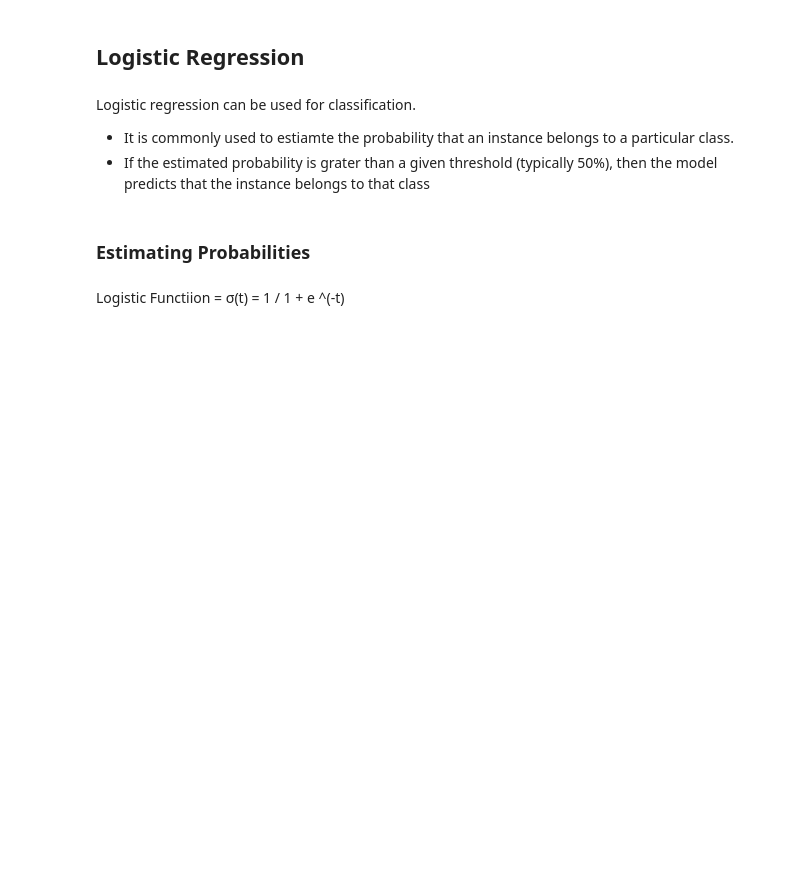
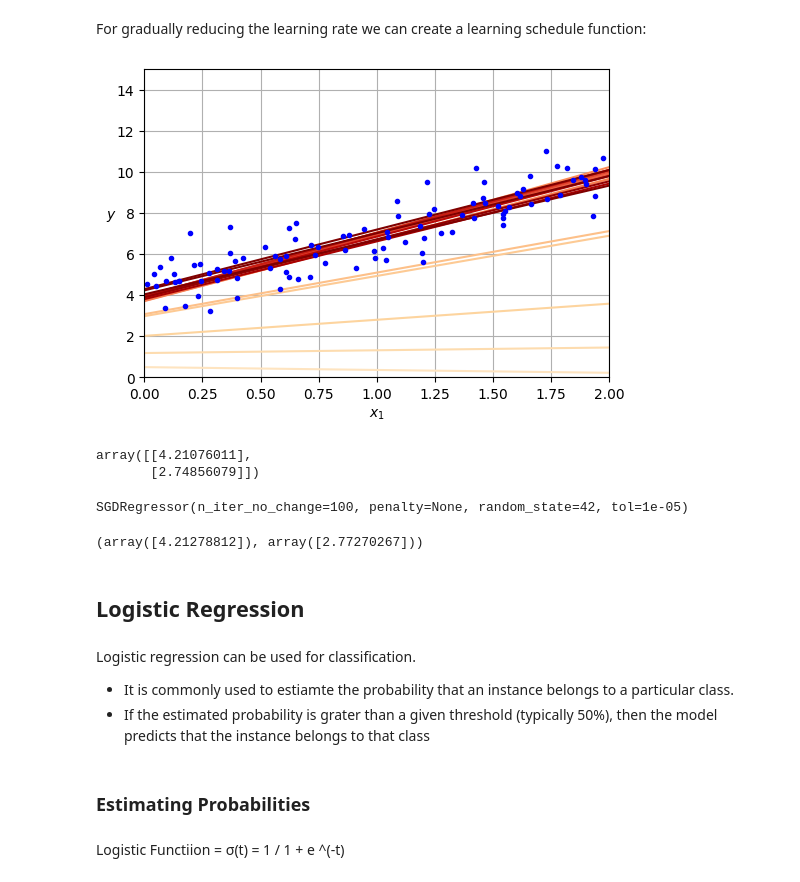
Before and after one commit to Gonzalo-Caro/Practicas-ML-NN, a Jupyter notebook: Book/04_Classification_Models.ipynb, the cells around one changed output. Cells and saved outputs as stored; diff of their text form; code cells hidden in the pictures; blank space fills up the shorter version.

```diff
--- a/Book/04_Classification_Models.ipynb
+++ b/Book/04_Classification_Models.ipynb
@@ -1,3 +113,65 @@
+# %% [markdown]
+For gradually reducing the learning rate we can create a learning schedule function:
+# %%
+X_new = np.array([[0], [2]])
+X_new_b = add_dummy_feature(X_new)
+
+n_epochs = 50
+t0, t1 = 5, 50  # learning schedule hyperparameters
+
+def learning_schedule(t):
+    return t0 / (t + t1)
+
+np.random.seed(42)
+theta = np.random.randn(2, 1)  # random initialization
+
+n_shown = 20  # extra code – just needed to generate the figure below
+plt.figure(figsize=(6, 4))  # extra code – not needed, just formatting
+
+for epoch in range(n_epochs):
+    for iteration in range(m):
+
+        # extra code – these 4 lines are used to generate the figure
+        if epoch == 0 and iteration < n_shown:
+            y_predict = X_new_b @ theta
+            color = mpl.colors.rgb2hex(plt.cm.OrRd(iteration / n_shown + 0.15))
+            plt.plot(X_new, y_predict, color=color)
+
+        random_index = np.random.randint(m)
+        xi = X_b[random_index : random_index + 1]
+        yi = y[random_index : random_index + 1]
+        gradients = 2 * xi.T @ (xi @ theta - yi)  # for SGD, do not divide by m
+        eta = learning_schedule(epoch * m + iteration)
+        theta = theta - eta * gradients
+
+
+
+plt.plot(X, y, "b.")
+plt.xlabel("$x_1$")
+plt.ylabel("$y$", rotation=0)
+plt.axis([0, 2, 0, 15])
+plt.grid()
+
+plt.show()
+# %% [output]
+[figure, added]
+# %%
+theta
+# %% [output]
+array([[4.21076011],
+       [2.74856079]])
+# %%
+from sklearn.linear_model import SGDRegressor
+
+sgd_reg = SGDRegressor(max_iter=1000, tol=1e-5, penalty=None, eta0=0.01,
+                       n_iter_no_change=100, random_state=42)
+sgd_reg.fit(X, y.ravel())  # y.ravel() because fit() expects 1D targets
+# %% [output]
+SGDRegressor(n_iter_no_change=100, penalty=None, random_state=42, tol=1e-05)
+# %%
+sgd_reg.intercept_, sgd_reg.coef_
+# %% [output]
+(array([4.21278812]), array([2.77270267]))
 # %% [markdown]
 ## Logistic Regression
 # %% [markdown]
```
Also changed, not shown: parts of 26 cells of this notebook, 1 other file.
